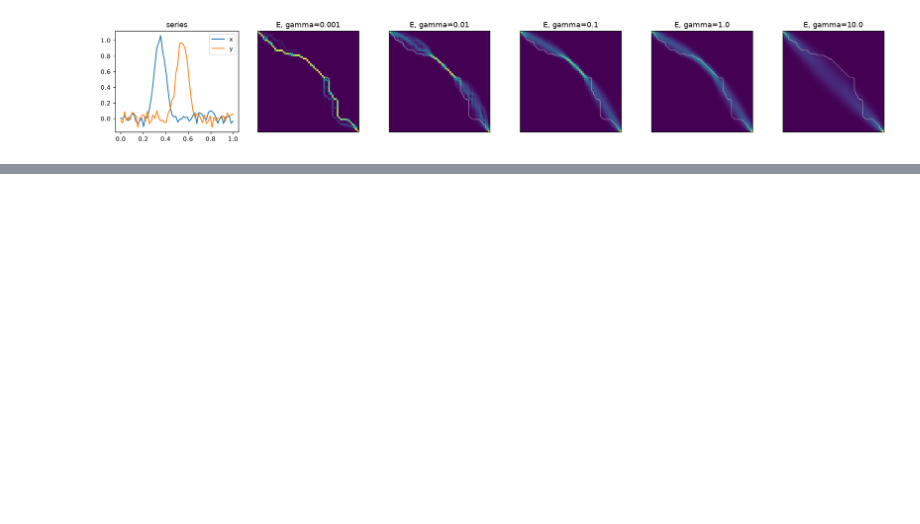
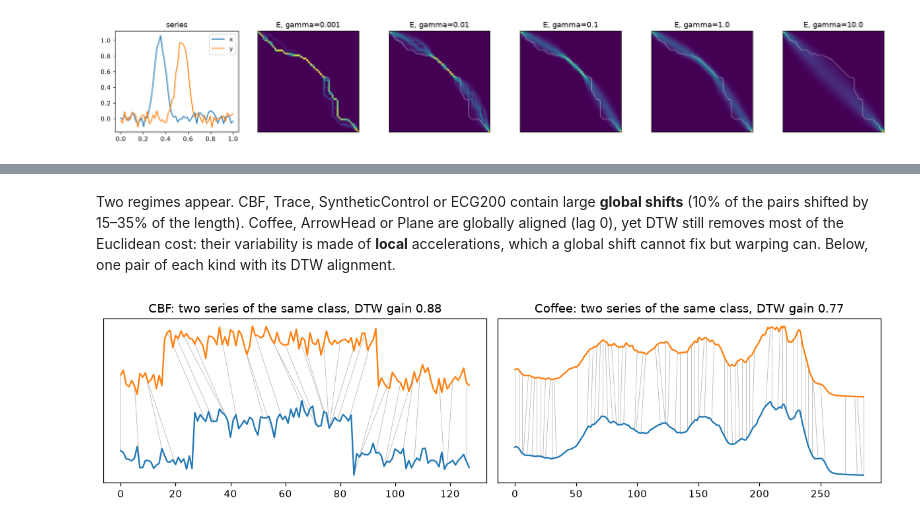
Before and after one commit to PabloAlmendralejo/MVA, a Jupyter notebook: notebook.ipynb, the cells around one changed output, grey strips where cells are left out. Saved outputs shown, nothing was run; the diff lists cells and outputs as text; code cells hidden in the pictures; blank space fills up the shorter version.

```diff
--- a/notebook.ipynb
+++ b/notebook.ipynb
@@ -123,0 +215,21 @@ torch autograd {16: np.float64(0.04372), 32: np.float64(0.17647), 64: np.float64
+# %% [markdown]
+Two regimes appear. CBF, Trace, SyntheticControl or ECG200 contain large **global shifts** (10% of the pairs shifted by 15–35% of the length). Coffee, ArrowHead or Plane are globally aligned (lag 0), yet DTW still removes most of the Euclidean cost: their variability is made of **local** accelerations, which a global shift cannot fix but warping can. Below, one pair of each kind with its DTW alignment.
+# %%
+from tslearn.datasets import UCR_UEA_datasets
+ucr = UCR_UEA_datasets(use_cache=True)
+
+fig, axes = plt.subplots(1, 2, figsize=(11, 3))
+for ax, name in zip(axes, ["CBF", "Coffee"]):
+    X, y, _, _ = ucr.load_dataset(name)
+    idx = np.where(y == y[0])[0][:2]
+    a, b = X[idx[0], :, 0], X[idx[1], :, 0] + 4
+    A, _ = dtw_path(a, b - 4)
+    for i, j in zip(*np.nonzero(A)):
+        if (i + j) % 6 == 0:
+            ax.plot([i, j], [a[i], b[j]], color="0.7", lw=0.5)
+    ax.plot(a, color="C0"); ax.plot(b, color="C1")
+    gain = 1 - dtw(a, b - 4) / ((a - b + 4) ** 2).sum()
+    ax.set_title(f"{name}: two series of the same class, DTW gain {gain:.2f}"); ax.set_yticks([])
+plt.tight_layout(); plt.show()
+# %% [output]
+[figure, added]
```
Also changed, not shown: parts of 34 cells of this notebook, 50 other files.
